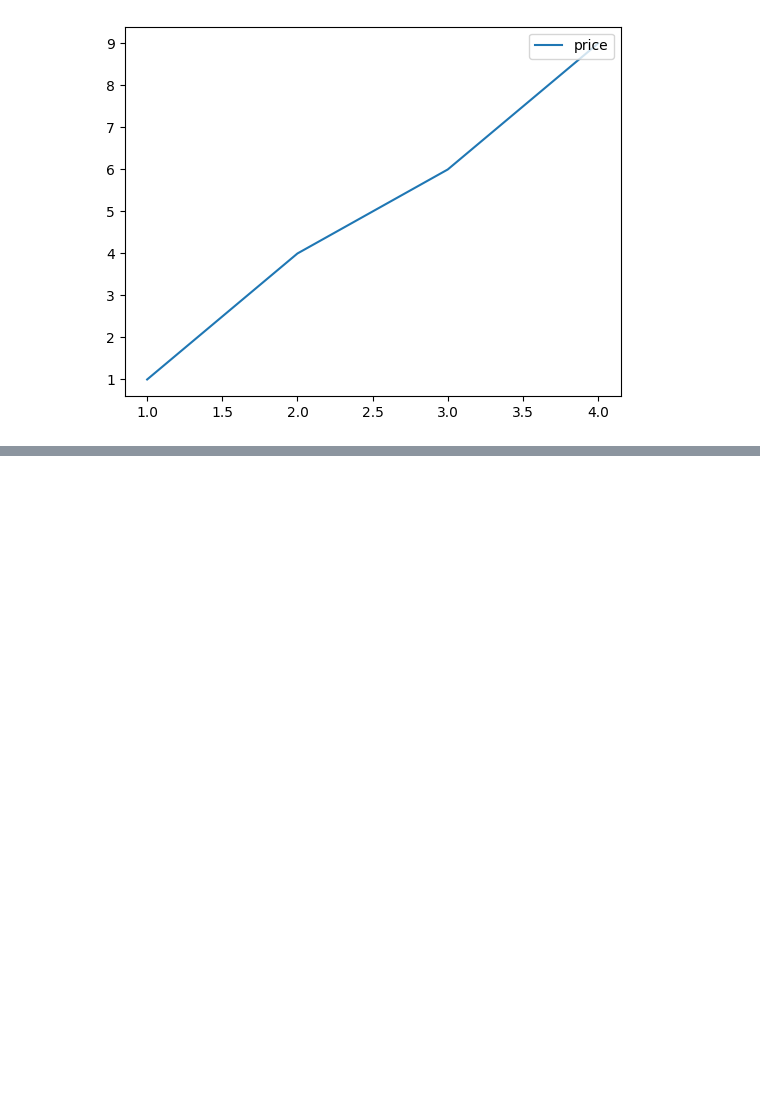
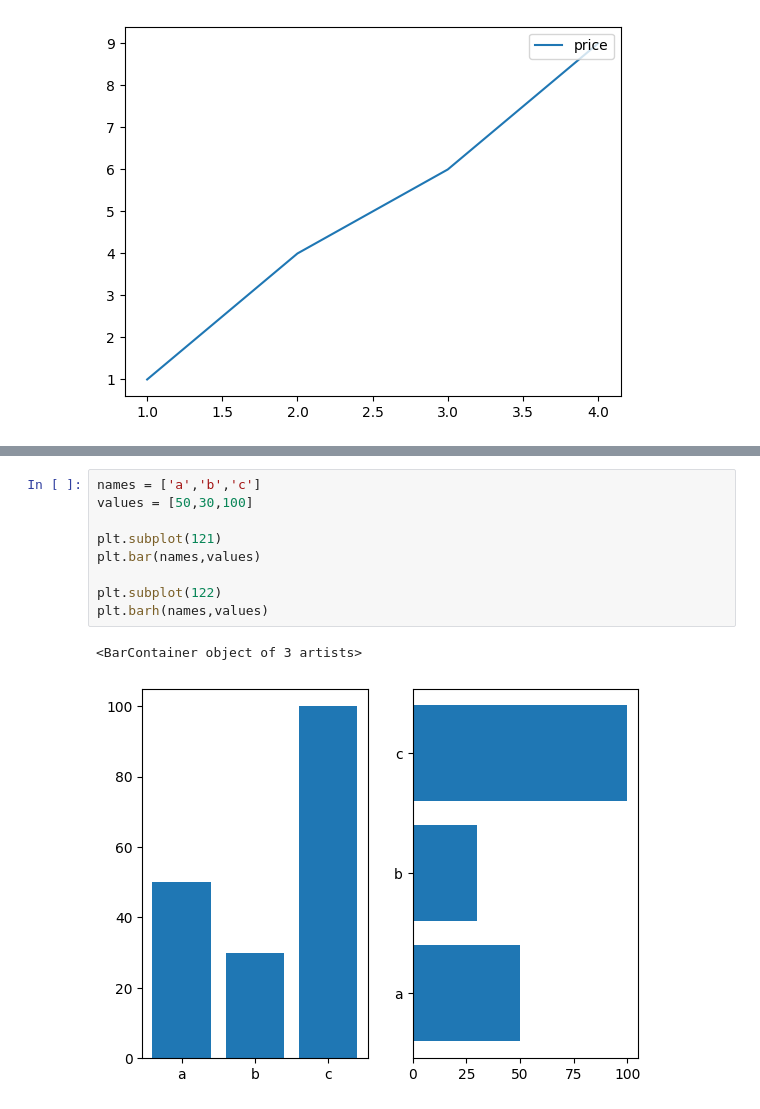
Before and after one commit to agooun-sudo/Gwanggu-ai-academy-park, a Jupyter notebook: 03. 시각화/03-데이터시각화-커스텀마이징.ipynb, the cells around one changed output, grey strips where cells are left out. Cells and saved outputs as stored; diff of their text form; blank space fills up the shorter version.

```diff
--- a/03. 시각화/03-데이터시각화-커스텀마이징.ipynb
+++ b/03. 시각화/03-데이터시각화-커스텀마이징.ipynb
@@ -73,0 +97,12 @@ plt.legend(loc="upper right")
+# %%
+names = ['a','b','c']
+values = [50,30,100]
+
+plt.subplot(121)
+plt.bar(names,values)
+
+plt.subplot(122)
+plt.barh(names,values)
+# %% [output]
+<BarContainer object of 3 artists>
+[figure, added]
```
Also changed, not shown: parts of 3 cells of this notebook, 56 other files.
